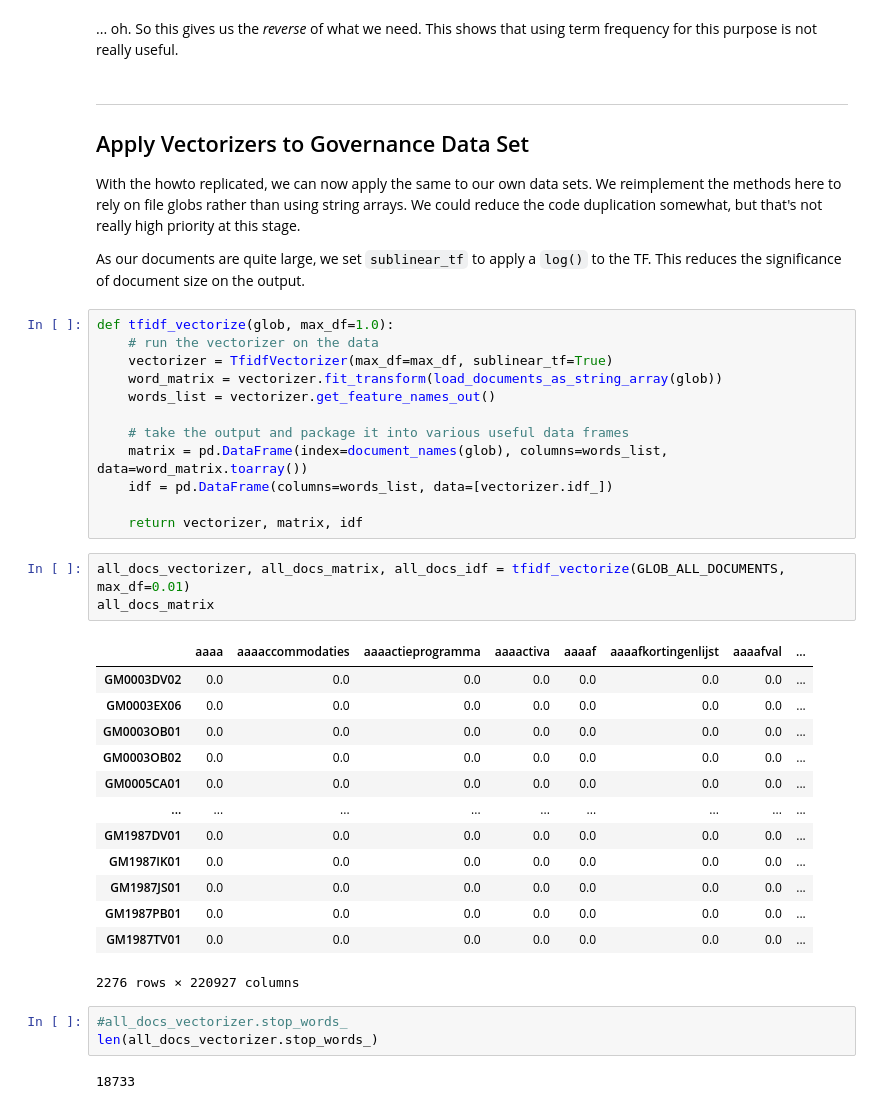
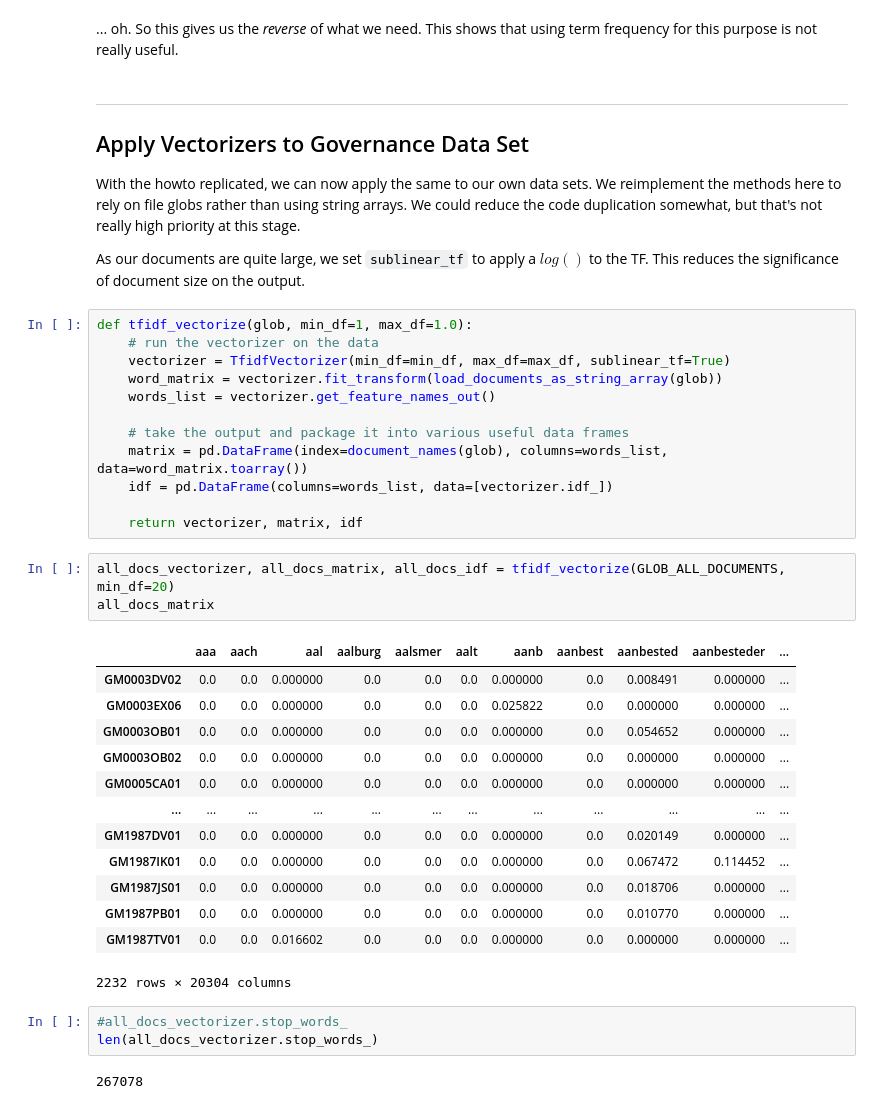
Before and after one commit to kjkoster/execute-enexis, a Jupyter notebook: notebooks/enexis governance TF-IDF.ipynb, the cells around one changed output. Drawn from its saved outputs; the diff is of its cells as text.

```diff
--- a/notebooks/enexis governance TF-IDF.ipynb
+++ b/notebooks/enexis governance TF-IDF.ipynb
@@ -235,11 +256,11 @@ tfidf_vectorizer.stop_words_
 ## Apply Vectorizers to Governance Data Set
 With the howto replicated, we can now apply the same to our own data sets. We reimplement the methods here to rely on file globs rather than using string arrays. We could reduce the code duplication somewhat, but that's not really high priority at this stage.
 
-As our documents are quite large, we set `sublinear_tf` to apply a `log()` to the TF. This reduces the significance of document size on the output.
+As our documents are quite large, we set `sublinear_tf` to apply a $log()$ to the TF. This reduces the significance of document size on the output.
 # %%
-def tfidf_vectorize(glob, max_df=1.0):
+def tfidf_vectorize(glob, min_df=1, max_df=1.0):
     # run the vectorizer on the data
-    vectorizer = TfidfVectorizer(max_df=max_df, sublinear_tf=True)
+    vectorizer = TfidfVectorizer(min_df=min_df, max_df=max_df, sublinear_tf=True)
     word_matrix = vectorizer.fit_transform(load_documents_as_string_array(glob))
     words_list = vectorizer.get_feature_names_out()
 
@@ -249,25 +270,25 @@ def tfidf_vectorize(glob, max_df=1.0):
 
     return vectorizer, matrix, idf
 # %%
-all_docs_vectorizer, all_docs_matrix, all_docs_idf = tfidf_vectorize(GLOB_ALL_DOCUMENTS, max_df=0.01)
+all_docs_vectorizer, all_docs_matrix, all_docs_idf = tfidf_vectorize(GLOB_ALL_DOCUMENTS, min_df=20)
 all_docs_matrix
 # %% [output]
-|  | aaaa | aaaaccommodaties | aaaactieprogramma | aaaactiva | aaaaf | aaaafkortingenlijst | aaaafval | ... |
-| GM0003DV02 | 0.0 | 0.0 | 0.0 | 0.0 | 0.0 | 0.0 | 0.0 | ... |
-| GM0003EX06 | 0.0 | 0.0 | 0.0 | 0.0 | 0.0 | 0.0 | 0.0 | ... |
-| GM0003OB01 | 0.0 | 0.0 | 0.0 | 0.0 | 0.0 | 0.0 | 0.0 | ... |
-| GM0003OB02 | 0.0 | 0.0 | 0.0 | 0.0 | 0.0 | 0.0 | 0.0 | ... |
-| GM0005CA01 | 0.0 | 0.0 | 0.0 | 0.0 | 0.0 | 0.0 | 0.0 | ... |
-| ... | ... | ... | ... | ... | ... | ... | ... | ... |
-| GM1987DV01 | 0.0 | 0.0 | 0.0 | 0.0 | 0.0 | 0.0 | 0.0 | ... |
-| GM1987IK01 | 0.0 | 0.0 | 0.0 | 0.0 | 0.0 | 0.0 | 0.0 | ... |
-| GM1987JS01 | 0.0 | 0.0 | 0.0 | 0.0 | 0.0 | 0.0 | 0.0 | ... |
-| GM1987PB01 | 0.0 | 0.0 | 0.0 | 0.0 | 0.0 | 0.0 | 0.0 | ... |
-| GM1987TV01 | 0.0 | 0.0 | 0.0 | 0.0 | 0.0 | 0.0 | 0.0 | ... |
+|  | aaa | aach | aal | aalburg | aalsmer | aalt | aanb | aanbest | aanbested | aanbesteder | ... |
+| GM0003DV02 | 0.0 | 0.0 | 0.000000 | 0.0 | 0.0 | 0.0 | 0.000000 | 0.0 | 0.008491 | 0.000000 | ... |
+| GM0003EX06 | 0.0 | 0.0 | 0.000000 | 0.0 | 0.0 | 0.0 | 0.025822 | 0.0 | 0.000000 | 0.000000 | ... |
+| GM0003OB01 | 0.0 | 0.0 | 0.000000 | 0.0 | 0.0 | 0.0 | 0.000000 | 0.0 | 0.054652 | 0.000000 | ... |
+| GM0003OB02 | 0.0 | 0.0 | 0.000000 | 0.0 | 0.0 | 0.0 | 0.000000 | 0.0 | 0.000000 | 0.000000 | ... |
+| GM0005CA01 | 0.0 | 0.0 | 0.000000 | 0.0 | 0.0 | 0.0 | 0.000000 | 0.0 | 0.000000 | 0.000000 | ... |
+| ... | ... | ... | ... | ... | ... | ... | ... | ... | ... | ... | ... |
+| GM1987DV01 | 0.0 | 0.0 | 0.000000 | 0.0 | 0.0 | 0.0 | 0.000000 | 0.0 | 0.020149 | 0.000000 | ... |
+| GM1987IK01 | 0.0 | 0.0 | 0.000000 | 0.0 | 0.0 | 0.0 | 0.000000 | 0.0 | 0.067472 | 0.114452 | ... |
+| GM1987JS01 | 0.0 | 0.0 | 0.000000 | 0.0 | 0.0 | 0.0 | 0.000000 | 0.0 | 0.018706 | 0.000000 | ... |
+| GM1987PB01 | 0.0 | 0.0 | 0.000000 | 0.0 | 0.0 | 0.0 | 0.000000 | 0.0 | 0.010770 | 0.000000 | ... |
+| GM1987TV01 | 0.0 | 0.0 | 0.016602 | 0.0 | 0.0 | 0.0 | 0.000000 | 0.0 | 0.000000 | 0.000000 | ... |
-2276 rows × 220927 columns
+2232 rows × 20304 columns
 # %%
 #all_docs_vectorizer.stop_words_
 len(all_docs_vectorizer.stop_words_)
 # %% [output]
-18733
+267078
 # %%
```
Also changed, not shown: parts of 16 cells of this notebook.
